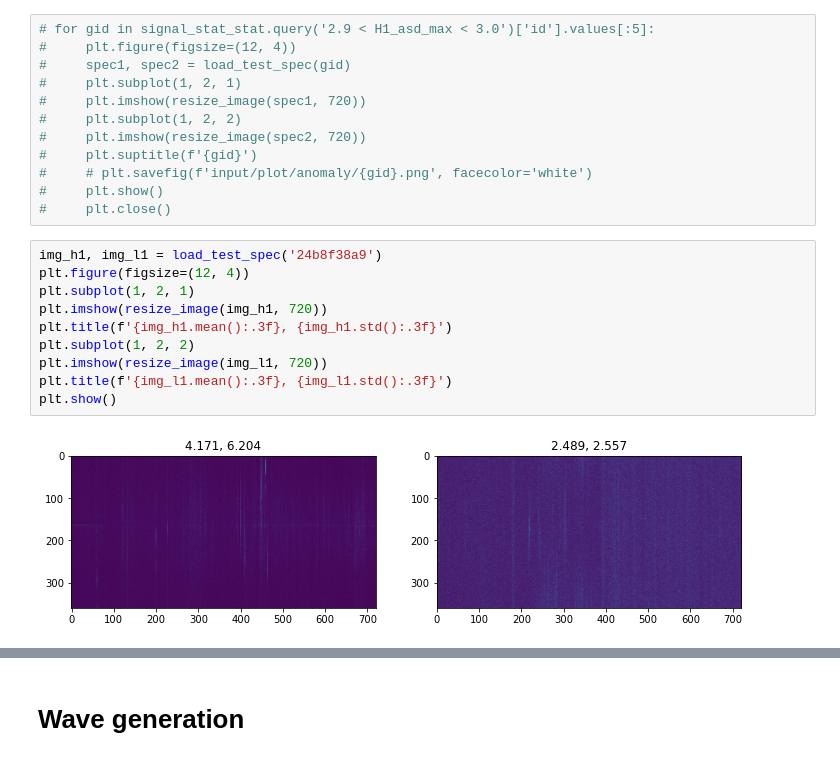
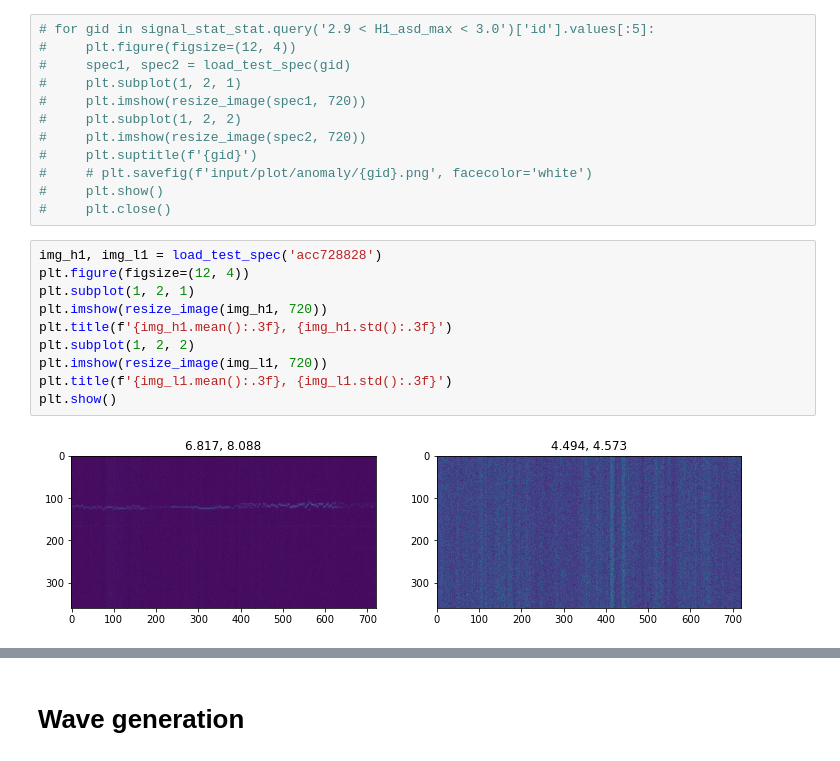
Before and after one commit to analokmaus/kaggle-g2net-2022-private, a Jupyter notebook: 01_eda.ipynb, the cells around one changed output, grey strips where cells are left out. Saved outputs shown, nothing was run; the diff lists cells and outputs as text.

```diff
--- a/01_eda.ipynb
+++ b/01_eda.ipynb
@@ -357,15 +434,15 @@ for gid in artifact_test['id'].values:
 #     plt.show()
 #     plt.close()
 # %%
-img_h1, img_l1 = load_test_spec('24b8f38a9')
+img_h1, img_l1 = load_test_spec('acc728828')
 plt.figure(figsize=(12, 4))
 plt.subplot(1, 2, 1)
 plt.imshow(resize_image(img_h1, 720))
 plt.title(f'{img_h1.mean():.3f}, {img_h1.std():.3f}')
 plt.subplot(1, 2, 2)
 plt.imshow(resize_image(img_l1, 720))
 plt.title(f'{img_l1.mean():.3f}, {img_l1.std():.3f}')
 plt.show()
 # %% [output]
-[figure, old version]
+[figure, new version]
 # %%
```
Also changed, not shown: parts of 14 cells of this notebook, 10 other files.
